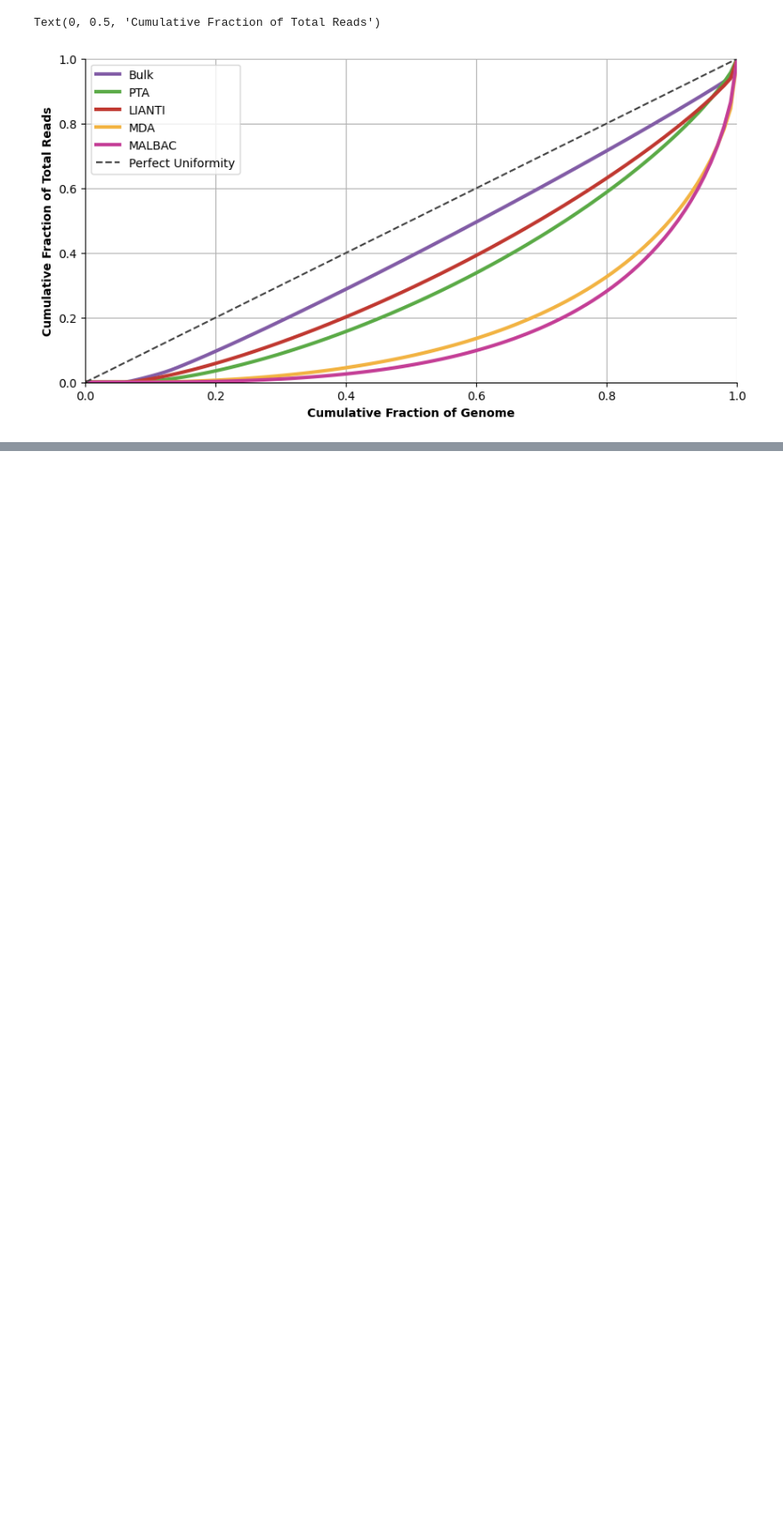
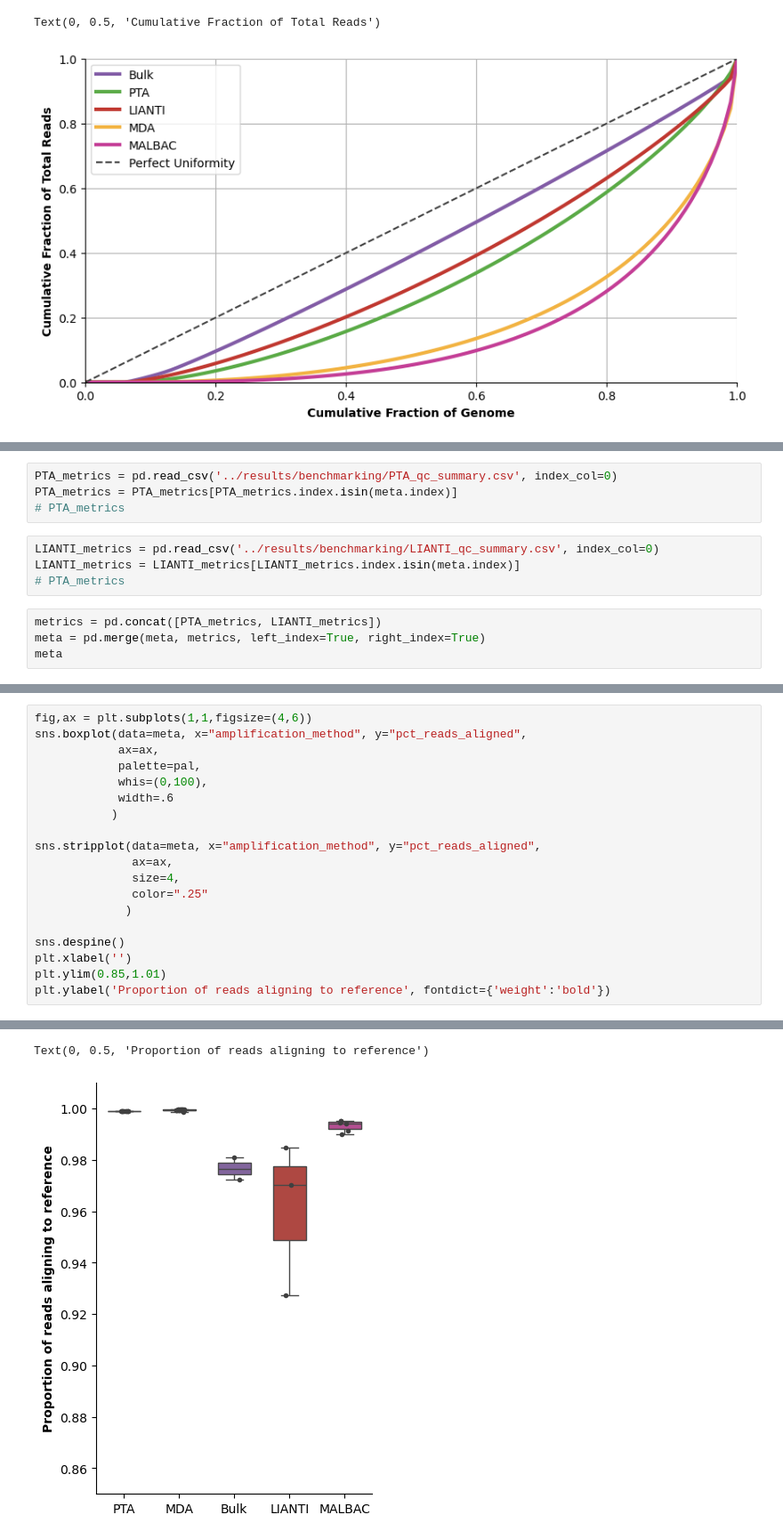
Before and after one commit to SrivatsanLab/SPC_genome, a Jupyter notebook: notebooks/benchmarking.ipynb, the cells around one changed output, grey strips where cells are left out. Shown at 89% size. Saved outputs shown, nothing was run; the diff lists cells and outputs as text; blank space fills up the shorter version.

```diff
--- a/notebooks/benchmarking.ipynb
+++ b/notebooks/benchmarking.ipynb
@@ -146,0 +151,12 @@ Text(0, 0.5, 'Cumulative Fraction of Total Reads')
+# %%
+PTA_metrics = pd.read_csv('../results/benchmarking/PTA_qc_summary.csv', index_col=0)
+PTA_metrics = PTA_metrics[PTA_metrics.index.isin(meta.index)]
+# PTA_metrics
+# %%
+LIANTI_metrics = pd.read_csv('../results/benchmarking/LIANTI_qc_summary.csv', index_col=0)
+LIANTI_metrics = LIANTI_metrics[LIANTI_metrics.index.isin(meta.index)]
+# PTA_metrics
+# %%
+metrics = pd.concat([PTA_metrics, LIANTI_metrics])
+meta = pd.merge(meta, metrics, left_index=True, right_index=True)
+meta
@@ -146,0 +185,20 @@ Text(0, 0.5, 'Cumulative Fraction of Total Reads')
+# %%
+fig,ax = plt.subplots(1,1,figsize=(4,6))
+sns.boxplot(data=meta, x="amplification_method", y="pct_reads_aligned",
+            ax=ax,
+            palette=pal,
+            whis=(0,100),
+            width=.6
+           )
+
+sns.stripplot(data=meta, x="amplification_method", y="pct_reads_aligned",
+              ax=ax,
+              size=4,
+              color=".25"
+             )
+
+sns.despine()
+plt.xlabel('')
+plt.ylim(0.85,1.01)
+plt.ylabel('Proportion of reads aligning to reference', fontdict={'weight':'bold'})
+# %% [output]
@@ -146,0 +208,2 @@ Text(0, 0.5, 'Cumulative Fraction of Total Reads')
+Text(0, 0.5, 'Proportion of reads aligning to reference')
+[figure, added]
```
Also changed, not shown: parts of 6 cells of this notebook, 2 other files.
